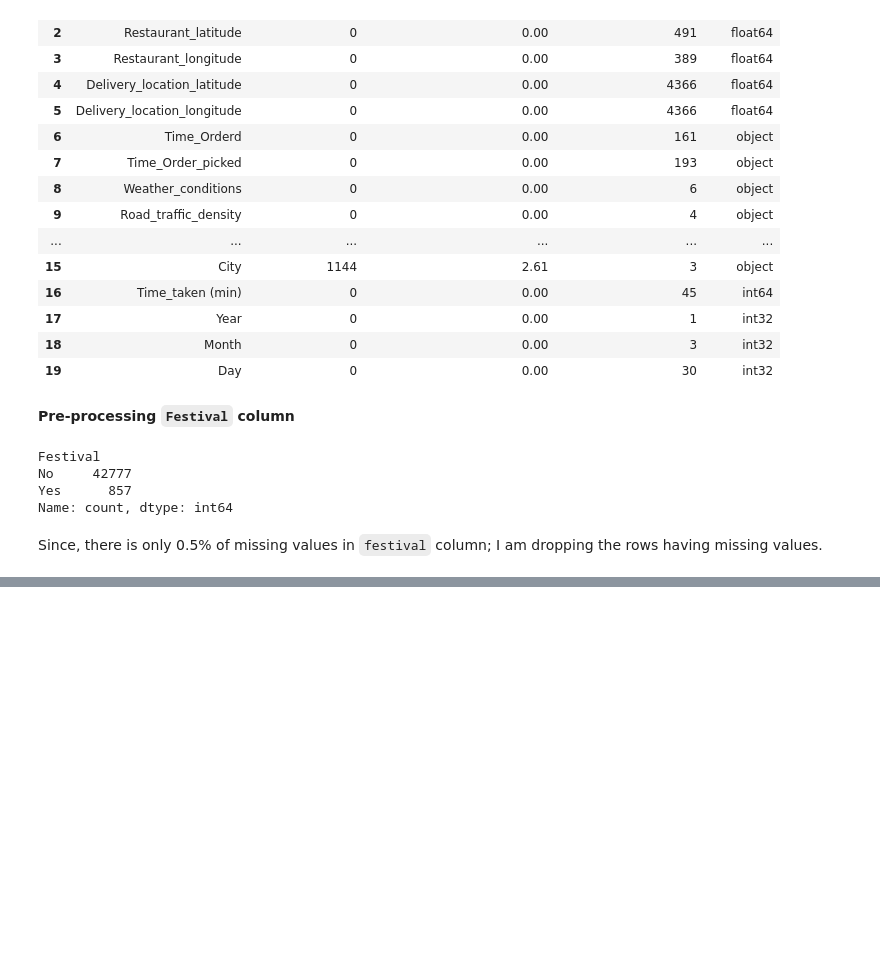
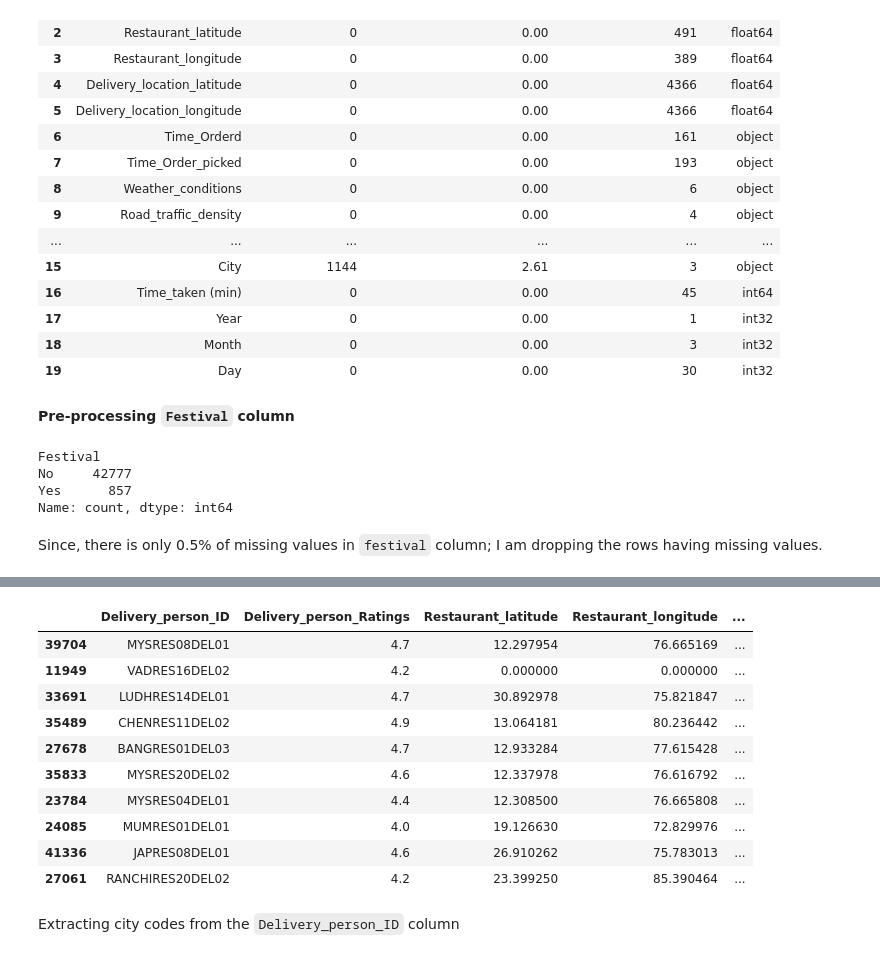
Before and after one commit to Tanwar-Aastha/ml_project, a Jupyter notebook: notebook/delivery_model.ipynb, the cells around one changed output, grey strips where cells are left out. Drawn from its saved outputs; the diff is of its cells as text; code cells hidden in the pictures; blank space fills up the shorter version.

```diff
--- a/notebook/delivery_model.ipynb
+++ b/notebook/delivery_model.ipynb
@@ -536,0 +594,16 @@ Since, there is only 0.5% of missing values in `festival` column; I am dropping
+# %%
+data.sample(10)
+# %% [output]
+|  | Delivery_person_ID | Delivery_person_Ratings | Restaurant_latitude | Restaurant_longitude | ... |
+| 39704 | MYSRES08DEL01 | 4.7 | 12.297954 | 76.665169 | ... |
+| 11949 | VADRES16DEL02 | 4.2 | 0.000000 | 0.000000 | ... |
+| 33691 | LUDHRES14DEL01 | 4.7 | 30.892978 | 75.821847 | ... |
+| 35489 | CHENRES11DEL02 | 4.9 | 13.064181 | 80.236442 | ... |
+| 27678 | BANGRES01DEL03 | 4.7 | 12.933284 | 77.615428 | ... |
+| 35833 | MYSRES20DEL02 | 4.6 | 12.337978 | 76.616792 | ... |
+| 23784 | MYSRES04DEL01 | 4.4 | 12.308500 | 76.665808 | ... |
+| 24085 | MUMRES01DEL01 | 4.0 | 19.126630 | 72.829976 | ... |
+| 41336 | JAPRES08DEL01 | 4.6 | 26.910262 | 75.783013 | ... |
+| 27061 | RANCHIRES20DEL02 | 4.2 | 23.399250 | 85.390464 | ... |
+# %% [markdown]
+Extracting city codes from the `Delivery_person_ID` column
```
Also changed, not shown: parts of 29 cells of this notebook, 1 other file.
